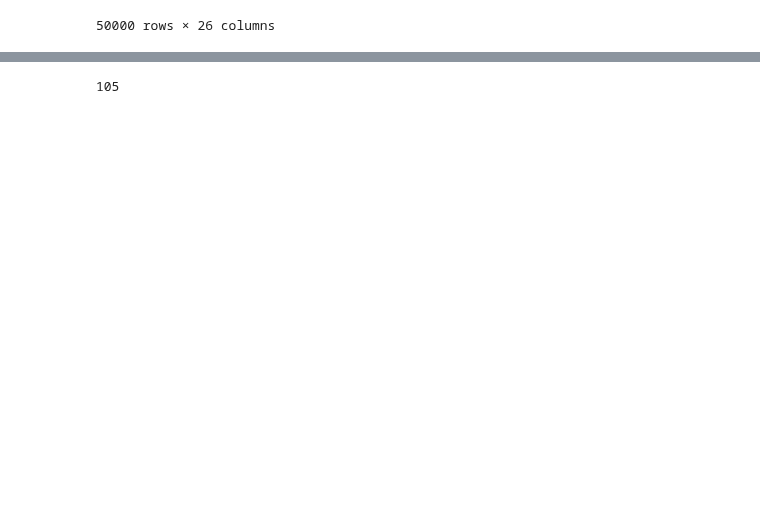
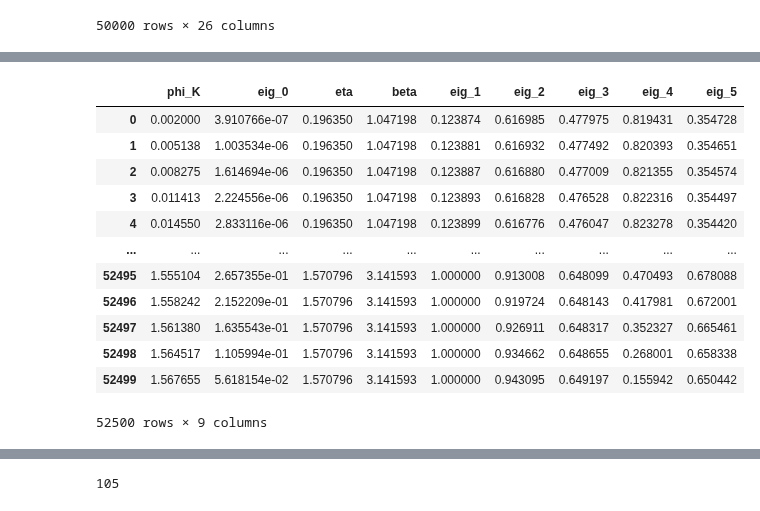
Before and after one commit to cubos-d/RUSpectroscopy_Tools, a Jupyter notebook: notebooks/rolling.ipynb, the cells around one changed output, grey strips where cells are left out. Saved outputs shown, nothing was run; the diff lists cells and outputs as text; code cells hidden in the pictures; blank space fills up the shorter version.

```diff
--- a/notebooks/rolling.ipynb
+++ b/notebooks/rolling.ipynb
@@ -97,3 +118,19 @@ datos_rand3
+# %%
+datos_combi
+# %% [output]
+|  | phi_K | eig_0 | eta | beta | eig_1 | eig_2 | eig_3 | eig_4 | eig_5 |
+| 0 | 0.002000 | 3.910766e-07 | 0.196350 | 1.047198 | 0.123874 | 0.616985 | 0.477975 | 0.819431 | 0.354728 |
+| 1 | 0.005138 | 1.003534e-06 | 0.196350 | 1.047198 | 0.123881 | 0.616932 | 0.477492 | 0.820393 | 0.354651 |
+| 2 | 0.008275 | 1.614694e-06 | 0.196350 | 1.047198 | 0.123887 | 0.616880 | 0.477009 | 0.821355 | 0.354574 |
+| 3 | 0.011413 | 2.224556e-06 | 0.196350 | 1.047198 | 0.123893 | 0.616828 | 0.476528 | 0.822316 | 0.354497 |
+| 4 | 0.014550 | 2.833116e-06 | 0.196350 | 1.047198 | 0.123899 | 0.616776 | 0.476047 | 0.823278 | 0.354420 |
+| ... | ... | ... | ... | ... | ... | ... | ... | ... | ... |
+| 52495 | 1.555104 | 2.657355e-01 | 1.570796 | 3.141593 | 1.000000 | 0.913008 | 0.648099 | 0.470493 | 0.678088 |
+| 52496 | 1.558242 | 2.152209e-01 | 1.570796 | 3.141593 | 1.000000 | 0.919724 | 0.648143 | 0.417981 | 0.672001 |
+| 52497 | 1.561380 | 1.635543e-01 | 1.570796 | 3.141593 | 1.000000 | 0.926911 | 0.648317 | 0.352327 | 0.665461 |
+| 52498 | 1.564517 | 1.105994e-01 | 1.570796 | 3.141593 | 1.000000 | 0.934662 | 0.648655 | 0.268001 | 0.658338 |
+| 52499 | 1.567655 | 5.618154e-02 | 1.570796 | 3.141593 | 1.000000 | 0.943095 | 0.649197 | 0.155942 | 0.650442 |
+52500 rows × 9 columns
 # %%
 metadata_temporal = {"combi": len(datos_combi), "rand1": len(datos_rand1), "rand2": len(datos_rand2)}
 print(metadata_temporal)
```
Also changed, not shown: parts of 7 cells of this notebook, 3 other files.
